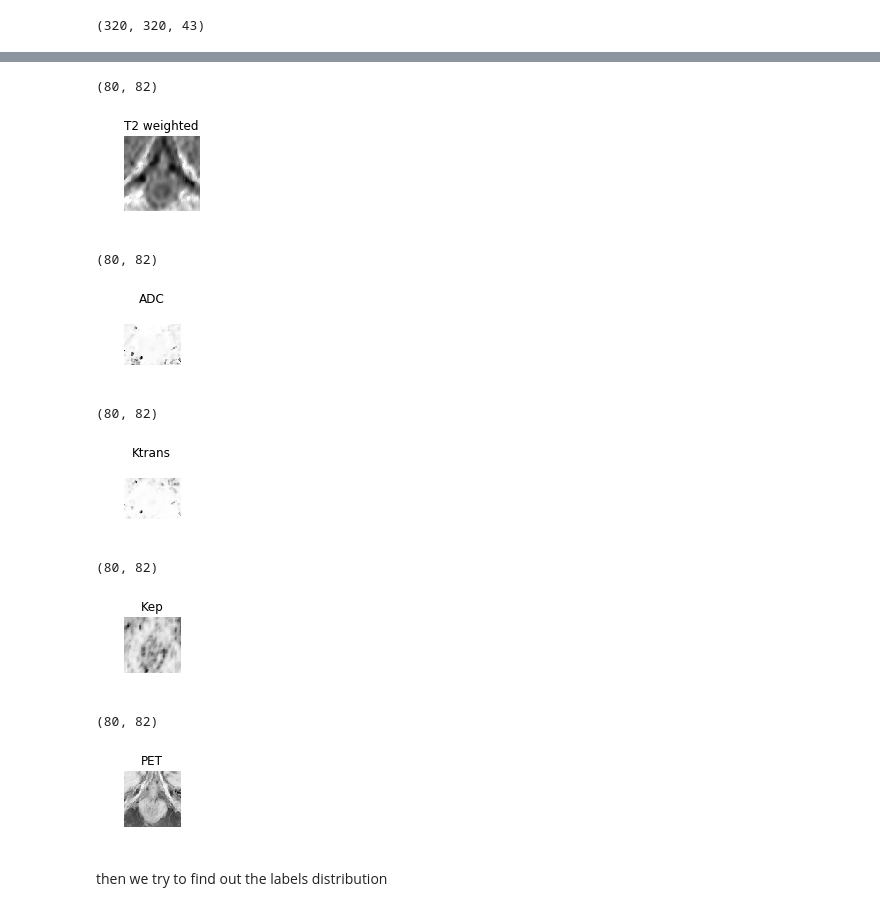
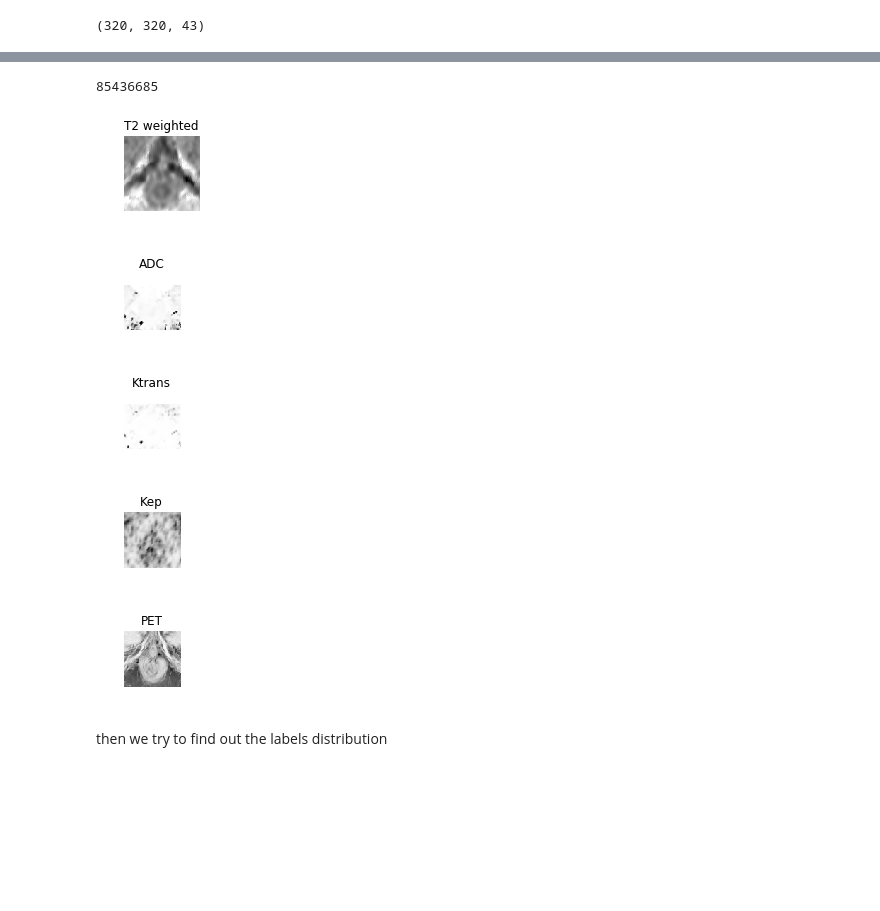
Before and after one commit to yushinliu/lab, a Jupyter notebook: task_1_version_1/Task1.ipynb, the cells around one changed output, grey strips where cells are left out. Saved outputs shown, nothing was run; the diff lists cells and outputs as text; code cells hidden in the pictures; blank space fills up the shorter version.

```diff
--- a/task_1_version_1/Task1.ipynb
+++ b/task_1_version_1/Task1.ipynb
@@ -100,47 +98,55 @@ len(data)
 14
+# %%
+sum = 0
+for i in range (len(data)):
+    sum = sum + data[i][0][0][0][0].size
+sum
+# %% [output]
+85436685
 # %%
-#plot_image function to plot the image of different featrues
-def plot_image(data,stuck,slices,features):
+def plot_image(data,stuck,slices,features,alphapara,cmap):
     target_data=data[stuck][0][0][0][0][:,:,slices,features]
-    print(target_data.shape)
     target_image=target_data.reshape(target_data.shape[0],target_data.shape[1])
-    plt.imshow(target_image,cmap = matplotlib.cm.binary)
+    plt.imshow(target_image,cmap,alpha=alphapara)
     plt.axis("off") #close the axis number
-    plt.show()
 # %%
-#plot the 5 images of features
-stuck,slices,features=1,10,0
-plt.figure(figsize=(8,4))
+def plot_setimage(stuck,slices):
+    features = 0
+    plt.figure(figsize=(8,4))
+    alphapara = 1;
+    cmap = matplotlib.cm.binary
+    plt.subplot(151)
+    plt.title("T2 weighted")
+    plot_image(data,stuck,slices,features,alphapara,cmap)
+    plt.show()
 
-plt.subplot(151)
-plt.title("T2 weighted")
-plot_image(data,stuck,slices,features)
+    plt.subplot(152)
+    plt.title("ADC")
+    plot_image(data,stuck,slices,features+1,alphapara,cmap)
+    plt.show()
 
-plt.subplot(152)
-plt.title("ADC")
-plot_image(data,stuck,slices,features+1)
+    plt.subplot(153)
+    plt.title("Ktrans")
+    plot_image(data,stuck,slices,features+2,alphapara,cmap)
+    plt.show()
 
-plt.subplot(153)
-plt.title("Ktrans")
-plot_image(data,stuck,slices,features+2)
+    plt.subplot(154)
+    plt.title("Kep")
+    plot_image(data,stuck,slices,features+3,alphapara,cmap)
+    plt.show()
 
-plt.subplot(154)
-plt.title("Kep")
-plot_image(data,stuck,slices,features+3)
-
-plt.subplot(155)
-plt.title("PET")
-plot_image(data,stuck,slices,features+4)
+    plt.subplot(155)
+    plt.title("PET")
+    plot_image(data,stuck,slices,features+4,alphapara,cmap)
+    plt.show()
-# %% [output]
-(80, 82)
-[figure, removed]
-(80, 82)
-[figure, removed]
-(80, 82)
-[figure, removed]
-(80, 82)
-[figure, removed]
-(80, 82)
-[figure, removed]
+# %%
+stuck,slices= 1, 12
+plot_setimage(stuck,slices)
+# %% [output]
+[figure, added]
+[figure, added]
+[figure, added]
+[figure, added]
+[figure, added]
 # %% [markdown]
 then we try to find out the labels distribution
```
Also changed, not shown: parts of 78 cells of this notebook.
